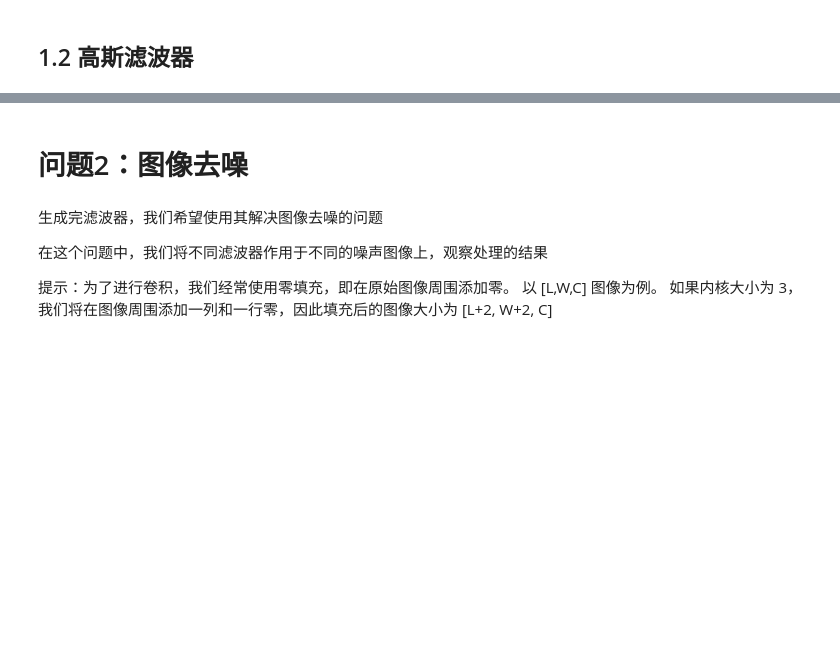
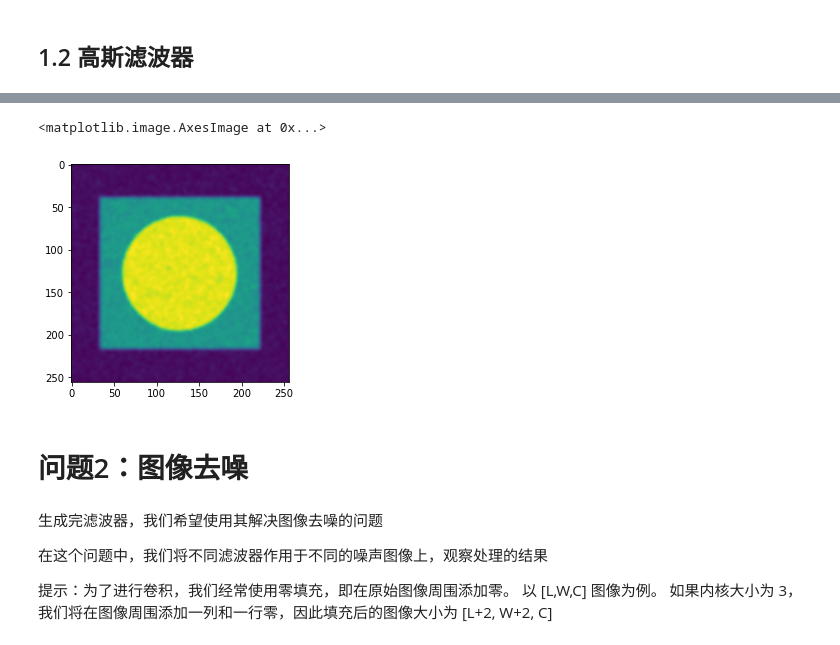
Before and after one commit to GiddaZhang/STD2022, a Jupyter notebook: Task1&2/part1/part1.ipynb, the cells around one changed output, grey strips where cells are left out. Cells and saved outputs as stored; diff of their text form; code cells hidden in the pictures; blank space fills up the shorter version.

Commit message:
part1 finished & gaussian_filter  with padding

```diff
--- a/Task1&2/part1/part1.ipynb
+++ b/Task1&2/part1/part1.ipynb
@@ -59,37 +59,42 @@ def box_kernel(size):
 # %%
 def gaussian_kernel(size, sigma):
     K = np.zeros((size, size))
     pad = size//2
 
     for x in range(-pad, -pad+size):
         for y in range(-pad, -pad+size):
             ####################
             # your code
             x_ = abs(pad - (x % size))
             y_ = abs(pad - (y % size))
             K[x, y] = 1 / (2 * np.pi * sigma**2) * np.exp(-(x_**2 + y_**2) / (2 * sigma**2))
             continue
             ####################
 
     return K
 # plt.imshow(gaussian_kernel(5, 1))
 
 def gaussian_filter(image, kernel):
-    # 不补零
-    kernel_size = kernel.shape
-    img_size = image.shape
-    img_out = np.zeros((img_size[0]-kernel_size[0]+1, img_size[1]-kernel_size[1]+1))
+    # 补零
+    Kl, Kw = kernel.shape
+    L, W = image.shape
+    img_pad = np.zeros((L + Kl - 1, W + Kw - 1))
+    img_pad[Kl//2 : L + Kl//2, Kw//2 : W + Kw//2] = image
+    img_out = np.zeros((L, W))
 
-    for i in range(img_size[0]-kernel_size[0]+1):
-        for j in range(img_size[1]-kernel_size[1]+1):
-            image_slice = image[i:i+kernel_size[0], j:j+kernel_size[1]]
-            img_out[i, j] = np.sum(np.multiply(image_slice, kernel))
+    for i in range(Kl//2, L + Kl//2):
+        for j in range(Kw//2, W + Kw//2):
+            image_slice = img_pad[i - Kl//2 : i - Kl//2 + Kl, j - Kw//2 : j -Kw//2 + Kw]
+            img_out[i - Kl//2, j - Kw//2] = np.sum(np.multiply(image_slice, kernel))
 
     return img_out
 
-# im = imageio.imread('noise_img1.png')
-# ker = gaussian_kernel(7, 2)
-# plt.imshow(gaussian_filter(im, ker))
+im = imageio.imread('noise_img1.png')
+ker = gaussian_kernel(11, 2)
+plt.imshow(gaussian_filter(im, ker))
+# %% [output]
+<matplotlib.image.AxesImage at 0x...>
+[figure, added]
 # %% [markdown]
 # 问题2：图像去噪
 # %% [markdown]
```
Also changed, not shown: parts of 2 cells of this notebook.
